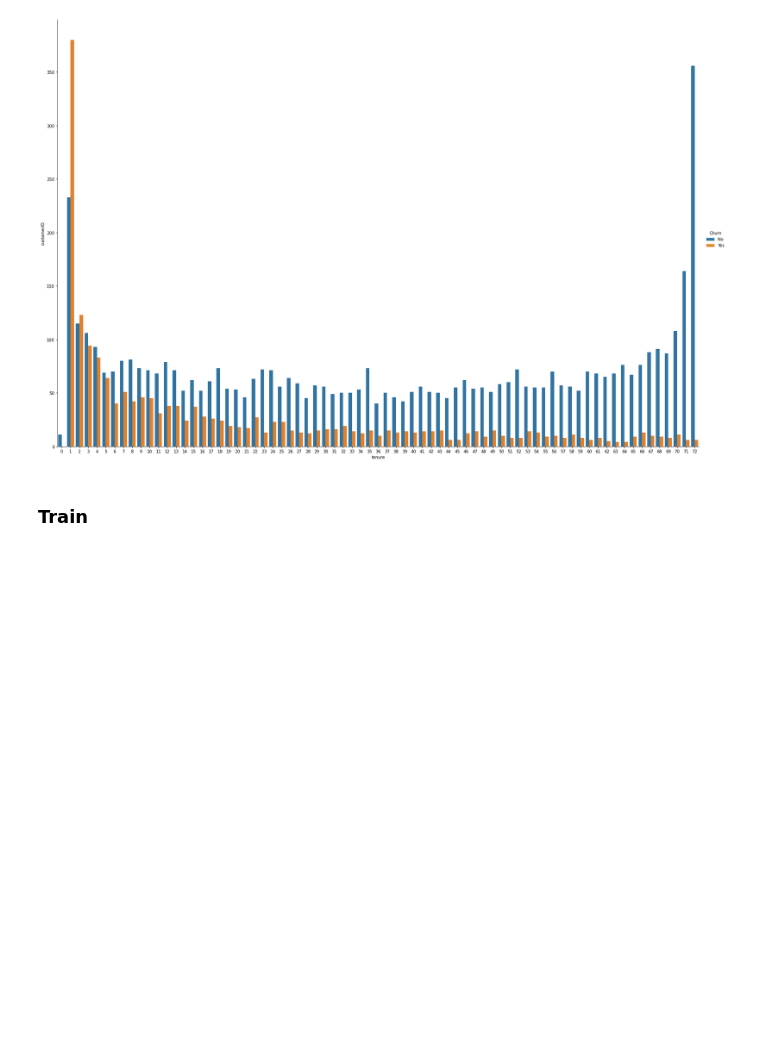
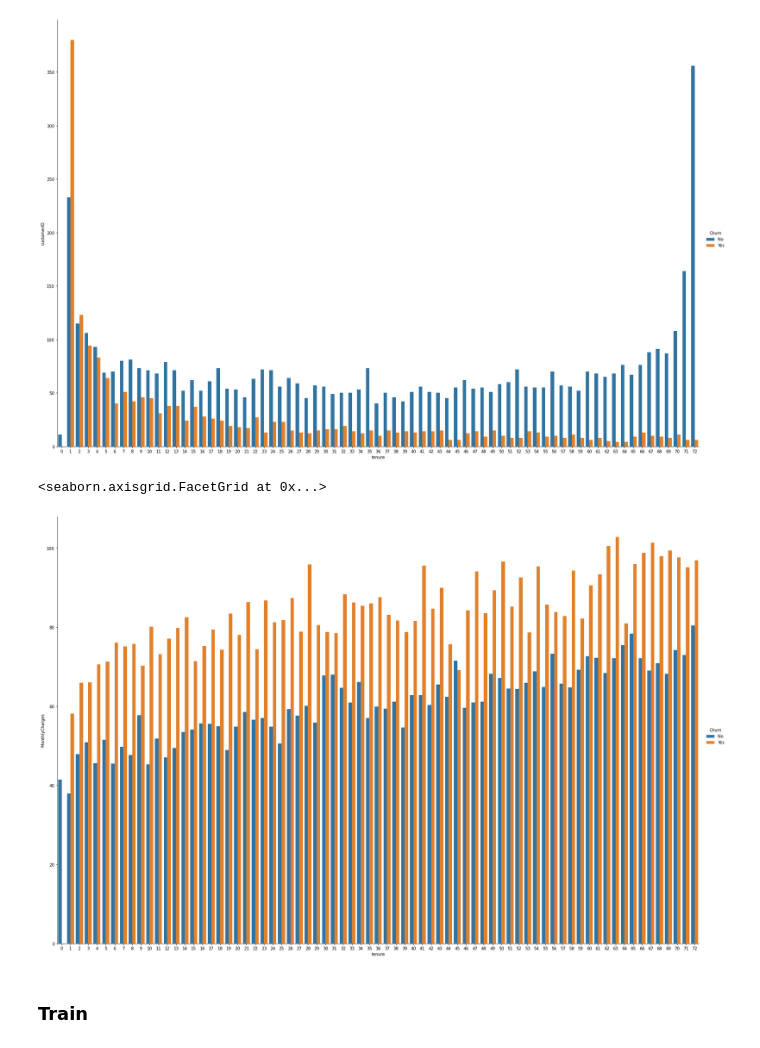
Before and after one commit to timofeytkachenko/churn_prediction, a Jupyter notebook: churn_v1.ipynb, the cells around one changed output. Saved outputs shown, nothing was run; the diff lists cells and outputs as text; code cells hidden in the pictures; blank space fills up the shorter version.

Commit message:
Churn prediction (add more visualization)

```diff
--- a/churn_v1.ipynb
+++ b/churn_v1.ipynb
@@ -181,3 +184,10 @@ sns.catplot(x="tenure", y="customerID",
+# %%
+sns.catplot(x="tenure", y="MonthlyCharges",
+            hue="Churn", data=churn_tenure, kind="bar",
+            height=15, aspect=1.5)
+# %% [output]
+<seaborn.axisgrid.FacetGrid at 0x...>
+[figure, added]
 # %%
 x_train = df.copy()
 # %%
```
Also changed, not shown: parts of 4 cells of this notebook.
